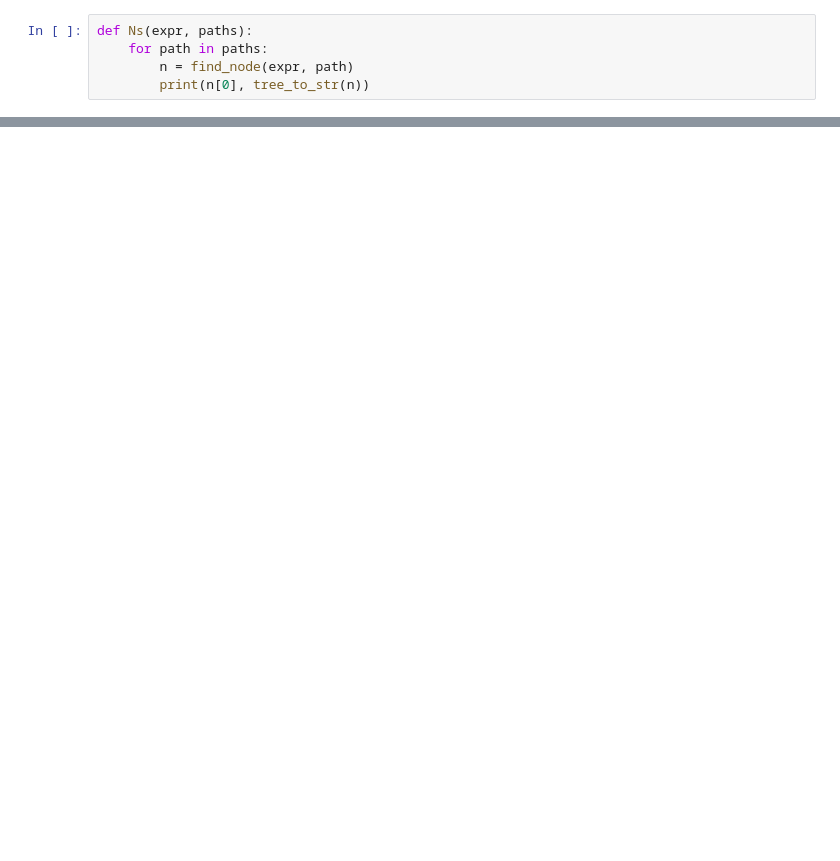
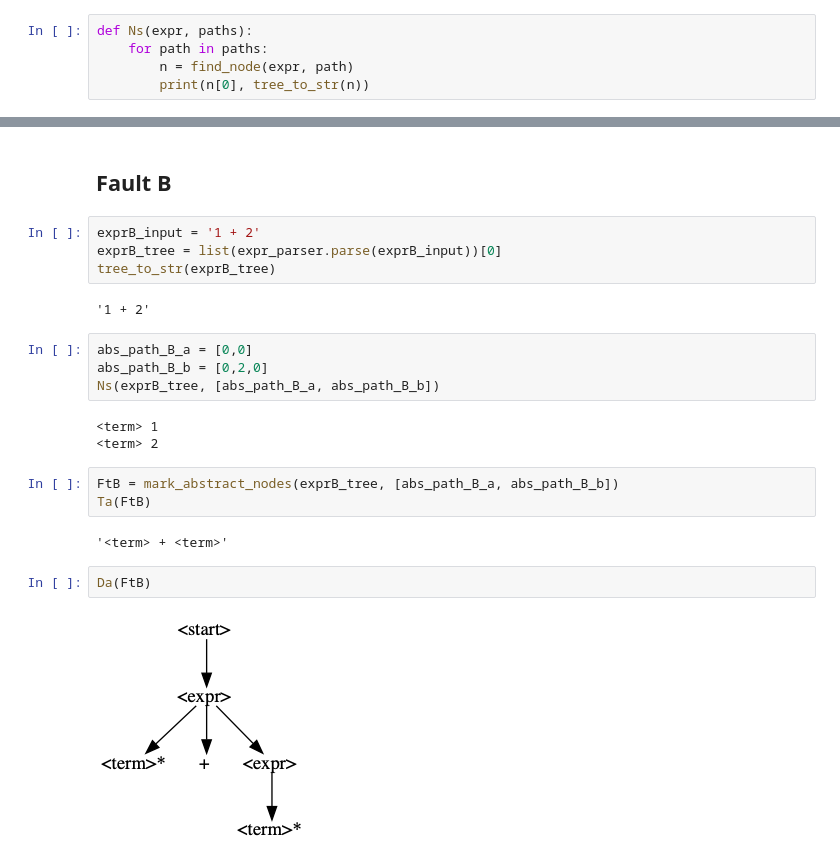
Before and after one commit to vrthra/FAlgebra, a Jupyter notebook: FA.ipynb, the cells around one changed output, grey strips where cells are left out. Saved outputs shown, nothing was run; the diff lists cells and outputs as text; blank space fills up the shorter version.

```diff
--- a/FA.ipynb
+++ b/FA.ipynb
@@ -2752,0 +2670,24 @@ fault3_start
+# %% [markdown]
+## Fault B
+# %%
+exprB_input = '1 + 2'
+exprB_tree = list(expr_parser.parse(exprB_input))[0]
+tree_to_str(exprB_tree)
+# %% [output]
+'1 + 2'
+# %%
+abs_path_B_a = [0,0]
+abs_path_B_b = [0,2,0]
+Ns(exprB_tree, [abs_path_B_a, abs_path_B_b])
+# %% [output]
+<term> 1
+<term> 2
+# %%
+FtB = mark_abstract_nodes(exprB_tree, [abs_path_B_a, abs_path_B_b])
+Ta(FtB)
+# %% [output]
+'<term> + <term>'
+# %%
+Da(FtB)
+# %% [output]
+[figure, added]
```
Also changed, not shown: parts of 89 cells of this notebook.
